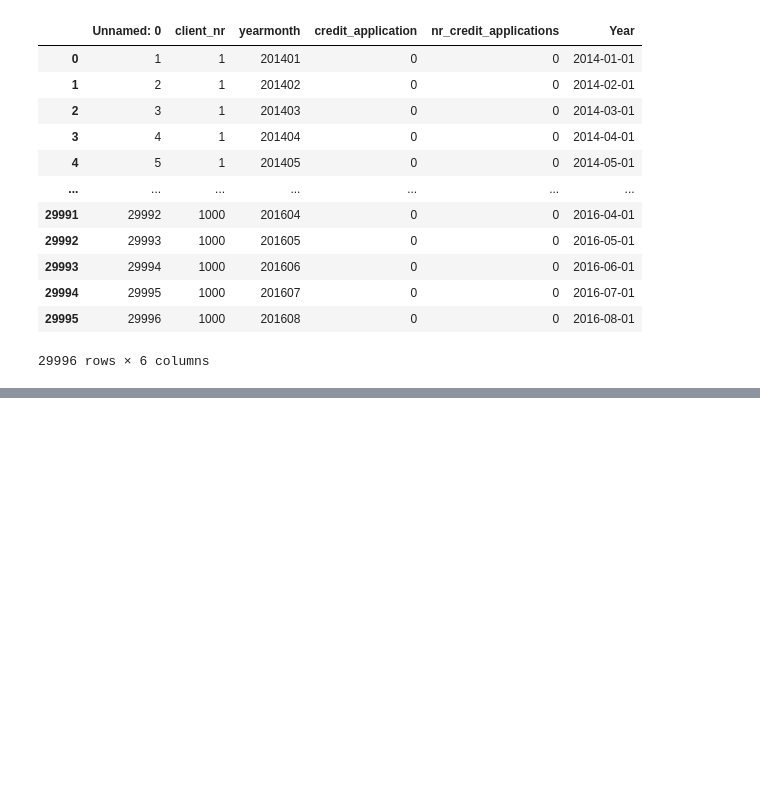
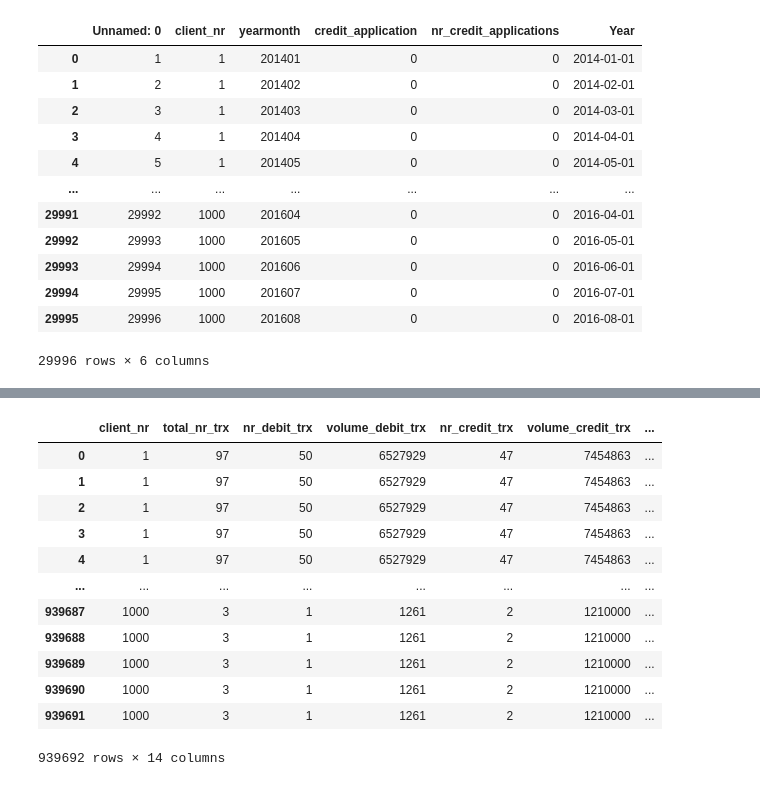
Before and after one commit to ChryssPoetry/abnamro, a Jupyter notebook: codes/solution.ipynb, the cells around one changed output, grey strips where cells are left out. Cells and saved outputs as stored; diff of their text form; code cells hidden in the pictures; blank space fills up the shorter version.

```diff
--- a/codes/solution.ipynb
+++ b/codes/solution.ipynb
@@ -115,0 +201,18 @@ customerSnapshot = customers.copy()
+# %%
+df = pd.merge(df_customers, creditDatasets, how = "inner", on='client_nr')
+# %%
+df
+# %% [output]
+|  | client_nr | total_nr_trx | nr_debit_trx | volume_debit_trx | nr_credit_trx | volume_credit_trx | ... |
+| 0 | 1 | 97 | 50 | 6527929 | 47 | 7454863 | ... |
+| 1 | 1 | 97 | 50 | 6527929 | 47 | 7454863 | ... |
+| 2 | 1 | 97 | 50 | 6527929 | 47 | 7454863 | ... |
+| 3 | 1 | 97 | 50 | 6527929 | 47 | 7454863 | ... |
+| 4 | 1 | 97 | 50 | 6527929 | 47 | 7454863 | ... |
+| ... | ... | ... | ... | ... | ... | ... | ... |
+| 939687 | 1000 | 3 | 1 | 1261 | 2 | 1210000 | ... |
+| 939688 | 1000 | 3 | 1 | 1261 | 2 | 1210000 | ... |
+| 939689 | 1000 | 3 | 1 | 1261 | 2 | 1210000 | ... |
+| 939690 | 1000 | 3 | 1 | 1261 | 2 | 1210000 | ... |
+| 939691 | 1000 | 3 | 1 | 1261 | 2 | 1210000 | ... |
+939692 rows × 14 columns
```
Also changed, not shown: parts of 8 cells of this notebook.
